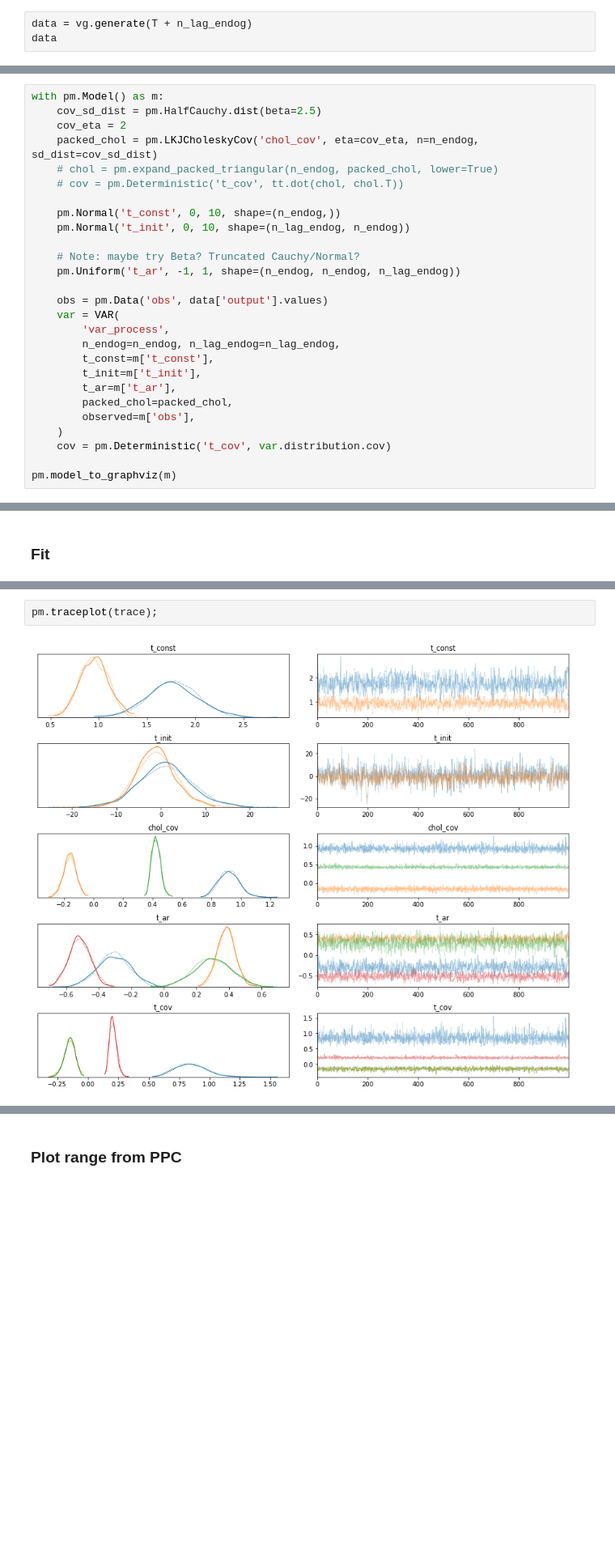
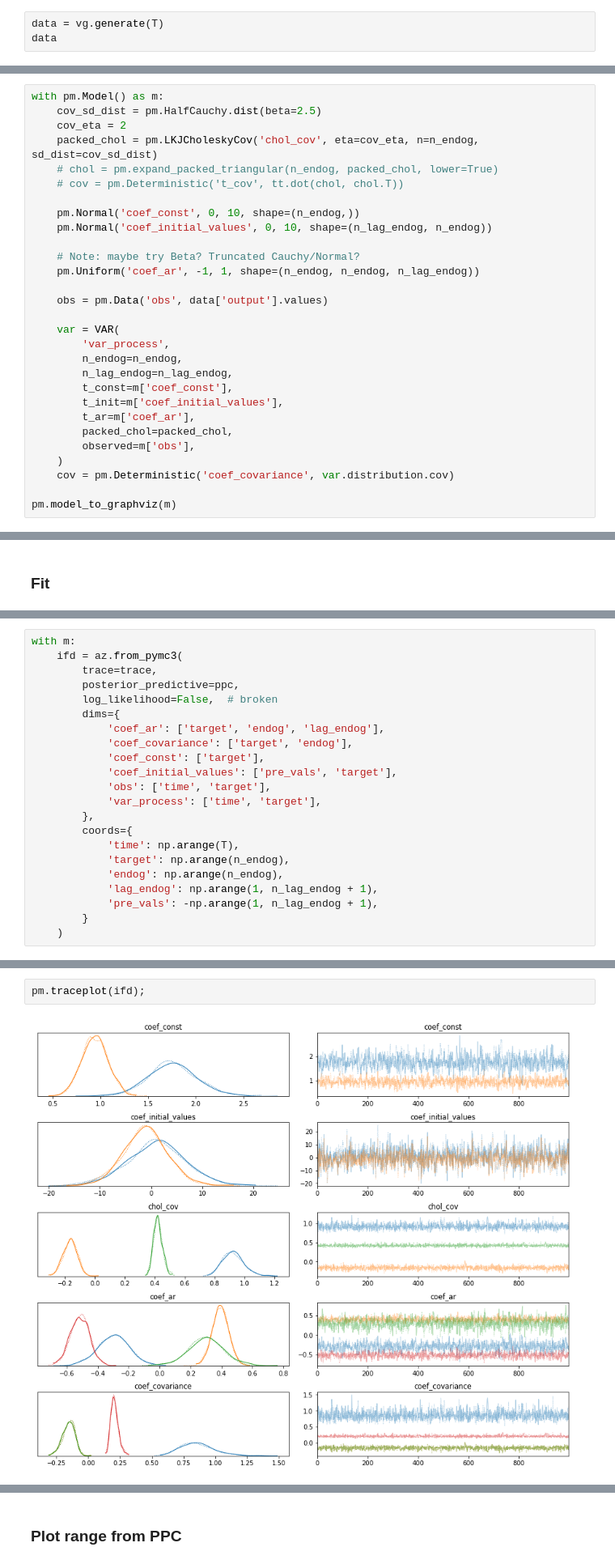
Before and after one commit to NowanIlfideme/masters_switching_models, a Jupyter notebook: notebooks/PyMC3_VAR_Testing_2.ipynb, the cells around one changed output, grey strips where cells are left out. Shown: that part at 81% size. Drawn from its saved outputs; the diff is of its cells as text; blank space fills up the shorter version.

Commit message:
Add shape to VAR, fixed notebook for readability. (Too lazy to branch for 1 commit...)

```diff
--- a/notebooks/PyMC3_VAR_Testing_2.ipynb
+++ b/notebooks/PyMC3_VAR_Testing_2.ipynb
@@ -45,7 +45,7 @@ VARXGenerator with params:
       coef_const           (target) float64 1.845 0.8657
       coef_initial_values  (pre_vals, target) float64 2.134 0.8573
 # %%
-data = vg.generate(T + n_lag_endog)
+data = vg.generate(T)
 data
 # %% [output]
 <xarray.Dataset>
@@ -71,23 +71,25 @@ with pm.Model() as m:
     # chol = pm.expand_packed_triangular(n_endog, packed_chol, lower=True)
     # cov = pm.Deterministic('t_cov', tt.dot(chol, chol.T))
 
-    pm.Normal('t_const', 0, 10, shape=(n_endog,))
-    pm.Normal('t_init', 0, 10, shape=(n_lag_endog, n_endog))
+    pm.Normal('coef_const', 0, 10, shape=(n_endog,))
+    pm.Normal('coef_initial_values', 0, 10, shape=(n_lag_endog, n_endog))
 
     # Note: maybe try Beta? Truncated Cauchy/Normal?
-    pm.Uniform('t_ar', -1, 1, shape=(n_endog, n_endog, n_lag_endog))
+    pm.Uniform('coef_ar', -1, 1, shape=(n_endog, n_endog, n_lag_endog))
 
     obs = pm.Data('obs', data['output'].values)
+
     var = VAR(
         'var_process',
-        n_endog=n_endog, n_lag_endog=n_lag_endog,
-        t_const=m['t_const'],
-        t_init=m['t_init'],
-        t_ar=m['t_ar'],
+        n_endog=n_endog,
+        n_lag_endog=n_lag_endog,
+        t_const=m['coef_const'],
+        t_init=m['coef_initial_values'],
+        t_ar=m['coef_ar'],
         packed_chol=packed_chol,
         observed=m['obs'],
     )
-    cov = pm.Deterministic('t_cov', var.distribution.cov)
+    cov = pm.Deterministic('coef_covariance', var.distribution.cov)
 
 pm.model_to_graphviz(m)
 # %% [output]
@@ -104,0 +114,22 @@ NUTS: [t_ar, t_init, t_const, chol_cov]
+# %%
+with m:
+    ifd = az.from_pymc3(
+        trace=trace,
+        posterior_predictive=ppc,
+        log_likelihood=False,  # broken
+        dims={
+            'coef_ar': ['target', 'endog', 'lag_endog'],
+            'coef_covariance': ['target', 'endog'],
+            'coef_const': ['target'],
+            'coef_initial_values': ['pre_vals', 'target'],
+            'obs': ['time', 'target'],
+            'var_process': ['time', 'target'],
+        },
+        coords={
+            'time': np.arange(T),
+            'target': np.arange(n_endog),
+            'endog': np.arange(n_endog),
+            'lag_endog': np.arange(1, n_lag_endog + 1),
+            'pre_vals': -np.arange(1, n_lag_endog + 1),
+        }
+    )
@@ -125,4 +140,4 @@ arviz.data.io_pymc3 - WARNING - posterior predictive variable var_process's shap
 # %%
-pm.traceplot(trace);
+pm.traceplot(ifd);
 # %% [output]
-[figure, old version]
+[figure, new version]
```
Also changed, not shown: parts of 21 cells of this notebook, 1 other file.
